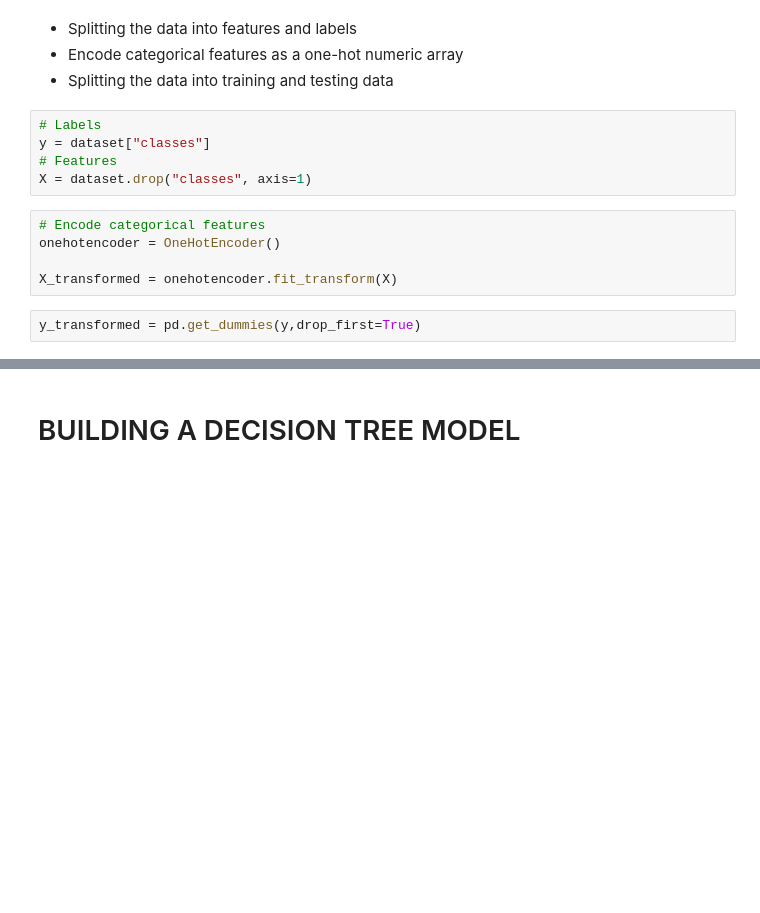
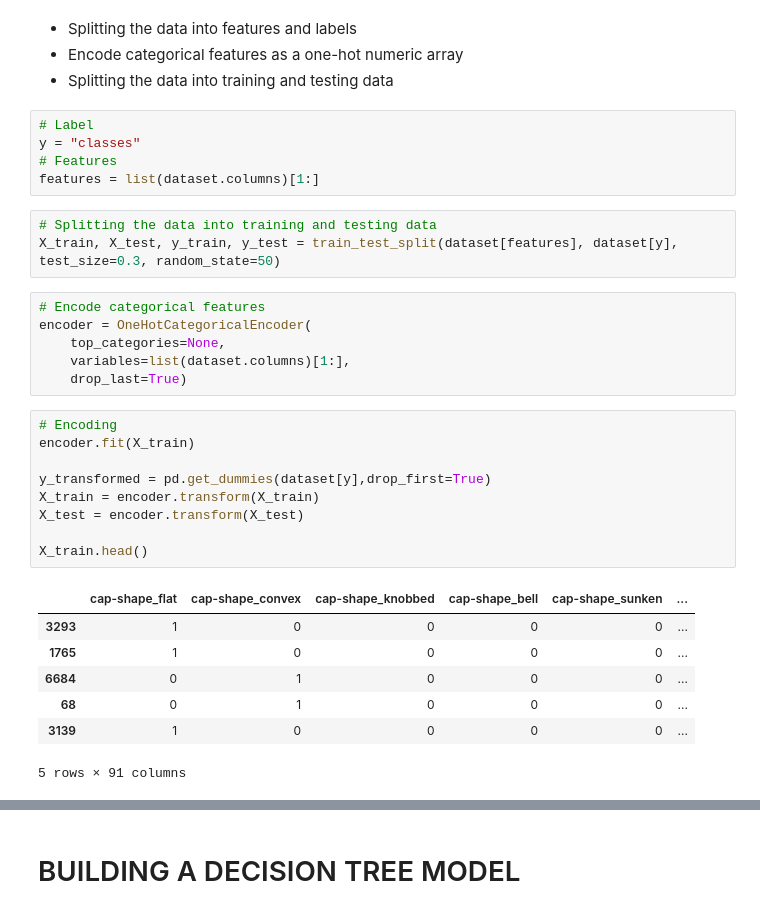
Before and after one commit to ThembaMbulwana/Decision-Tree-Model, a Jupyter notebook: Decision Tree Model.ipynb, the cells around one changed output, grey strips where cells are left out. Drawn from its saved outputs; the diff is of its cells as text; blank space fills up the shorter version.

```diff
--- a/Decision Tree Model.ipynb
+++ b/Decision Tree Model.ipynb
@@ -193,16 +235,35 @@ Target variables fairly distributed with a difference of 293 between edible and
 - Encode categorical features as a one-hot numeric array
 - Splitting the data into training and testing data
 # %%
-# Labels
-y = dataset["classes"]
+# Label
+y = "classes"
 # Features
-X = dataset.drop("classes", axis=1)
+features = list(dataset.columns)[1:]
-# %%
-# Encode categorical features
-onehotencoder = OneHotEncoder()
-
-X_transformed = onehotencoder.fit_transform(X)
-# %%
-y_transformed = pd.get_dummies(y,drop_first=True)
+# %%
+# Splitting the data into training and testing data
+X_train, X_test, y_train, y_test = train_test_split(dataset[features], dataset[y], test_size=0.3, random_state=50)
+# %%
+# Encode categorical features
+encoder = OneHotCategoricalEncoder(
+    top_categories=None,
+    variables=list(dataset.columns)[1:],
+    drop_last=True)
+# %%
+# Encoding
+encoder.fit(X_train)
+
+y_transformed = pd.get_dummies(dataset[y],drop_first=True)
+X_train = encoder.transform(X_train)
+X_test = encoder.transform(X_test)
+
+X_train.head()
+# %% [output]
+|  | cap-shape_flat | cap-shape_convex | cap-shape_knobbed | cap-shape_bell | cap-shape_sunken | ... |
+| 3293 | 1 | 0 | 0 | 0 | 0 | ... |
+| 1765 | 1 | 0 | 0 | 0 | 0 | ... |
+| 6684 | 0 | 1 | 0 | 0 | 0 | ... |
+| 68 | 0 | 1 | 0 | 0 | 0 | ... |
+| 3139 | 1 | 0 | 0 | 0 | 0 | ... |
+5 rows × 91 columns
 # %%
 # Look at the transformed dataframe
```
Also changed, not shown: parts of 24 cells of this notebook.
